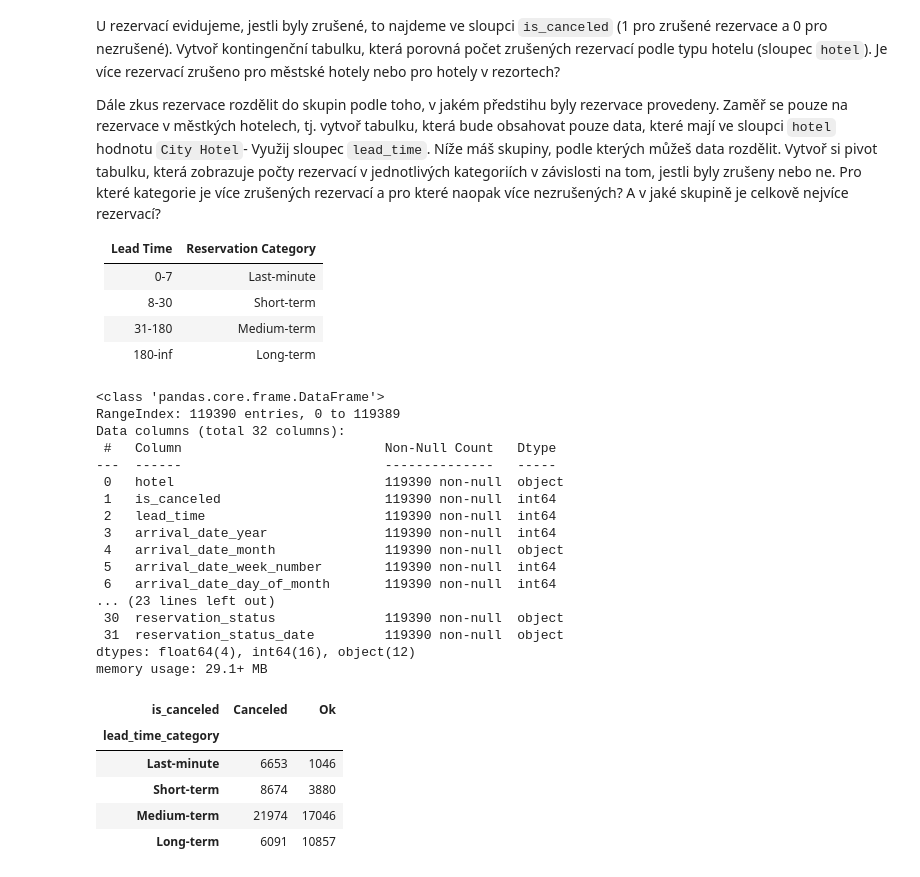
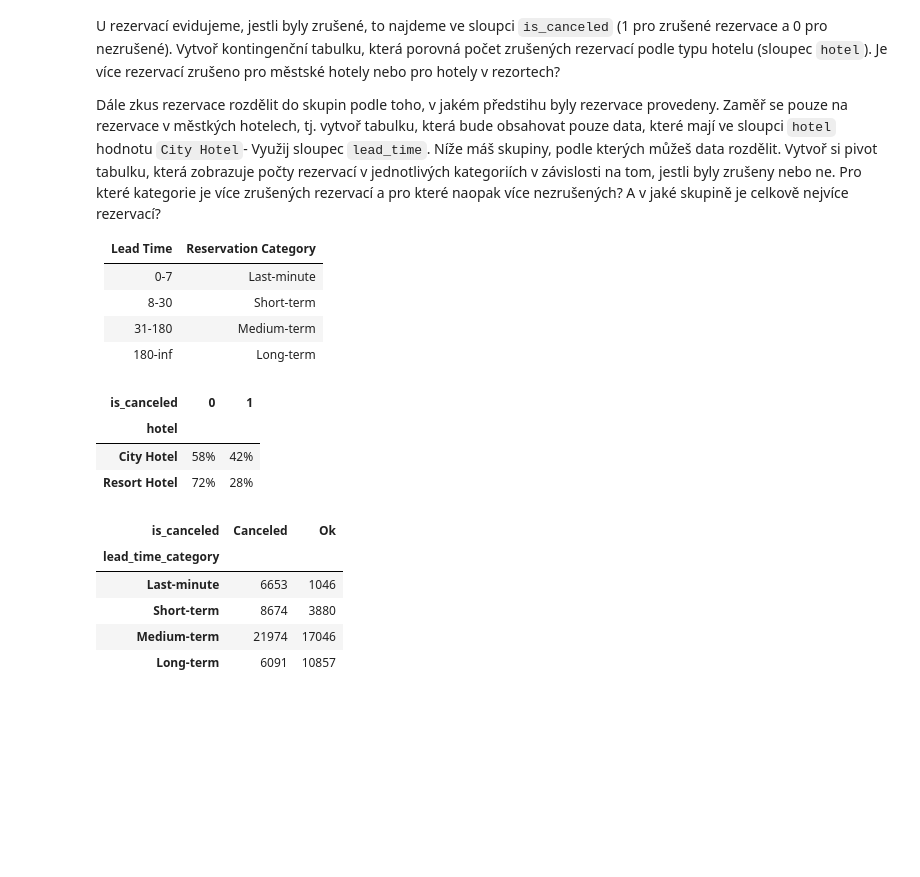
Before and after one commit to AnetaPopelova/czechitas-python-pro-datovou-analyzu-2024-05, a Jupyter notebook: notebooks/lekce-05/pivot.ipynb, the cells around one changed output. Saved outputs shown, nothing was run; the diff lists cells and outputs as text; code cells hidden in the pictures; blank space fills up the shorter version.

```diff
--- a/notebooks/lekce-05/pivot.ipynb
+++ b/notebooks/lekce-05/pivot.ipynb
@@ -349,25 +340,16 @@ Dále zkus rezervace rozdělit do skupin podle toho, v jakém předstihu byly re
 data = pd.read_csv(
     "https://kodim.cz/cms/assets/czechitas/python-data-1/python-pro-data-1/pivot-tabulky/dalsi-funkce/booking/hotel_bookings.csv"
 )
-data.info()
-# %% [output]
-<class 'pandas.core.frame.DataFrame'>
-RangeIndex: 119390 entries, 0 to 119389
-Data columns (total 32 columns):
- #   Column                          Non-Null Count   Dtype
----  ------                          --------------   -----
- 0   hotel                           119390 non-null  object
- 1   is_canceled                     119390 non-null  int64
- 2   lead_time                       119390 non-null  int64
- 3   arrival_date_year               119390 non-null  int64
- 4   arrival_date_month              119390 non-null  object
- 5   arrival_date_week_number        119390 non-null  int64
- 6   arrival_date_day_of_month       119390 non-null  int64
-... (23 lines left out)
- 30  reservation_status              119390 non-null  object
- 31  reservation_status_date         119390 non-null  object
-dtypes: float64(4), int64(16), object(12)
-memory usage: 29.1+ MB
+# %%
+pd.crosstab(data["hotel"],
+            data["is_canceled"],
+            normalize="index"
+            ).style.format("{:.0%}")
+# %% [output]
+| is_canceled | 0 | 1 |
+| hotel |  |  |
+| City Hotel | 58% | 42% |
+| Resort Hotel | 72% | 28% |
 # %%
 data = data[data["hotel"] == "City Hotel"]
 
```
Also changed, not shown: parts of 6 cells of this notebook.
